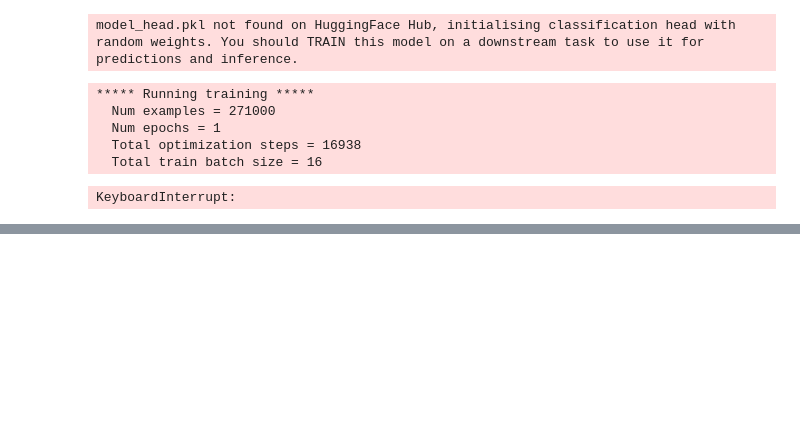
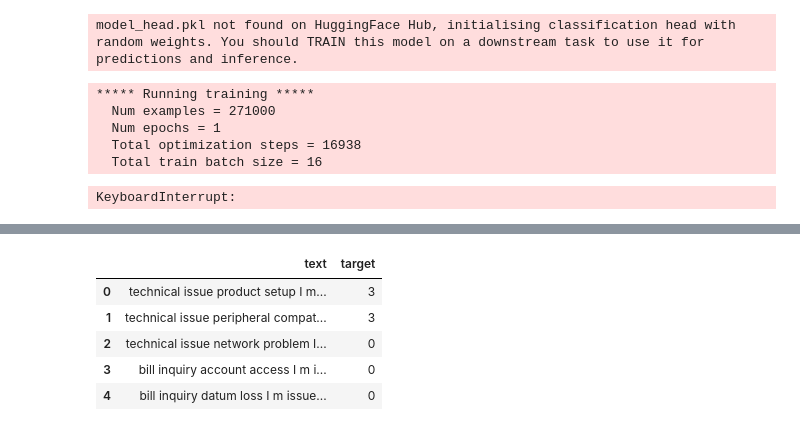
Before and after one commit to gangula-karthik/KAKI-App, a Jupyter notebook: customer_support/ticketClassifierV2.ipynb, the cells around one changed output, grey strips where cells are left out. Drawn from its saved outputs; the diff is of its cells as text; code cells hidden in the pictures; blank space fills up the shorter version.

```diff
--- a/customer_support/ticketClassifierV2.ipynb
+++ b/customer_support/ticketClassifierV2.ipynb
@@ -222,0 +666,10 @@ KeyboardInterrupt:
+# %%
+df = df.rename(columns={"label": "target"})
+df.head()
+# %% [output]
+|  | text | target |
+| 0 | technical issue product setup I m... | 3 |
+| 1 | technical issue peripheral compat... | 3 |
+| 2 | technical issue network problem I... | 0 |
+| 3 | bill inquiry account access I m i... | 0 |
+| 4 | bill inquiry datum loss I m issue... | 0 |
```
Also changed, not shown: parts of 18 cells of this notebook, 2 other files.
